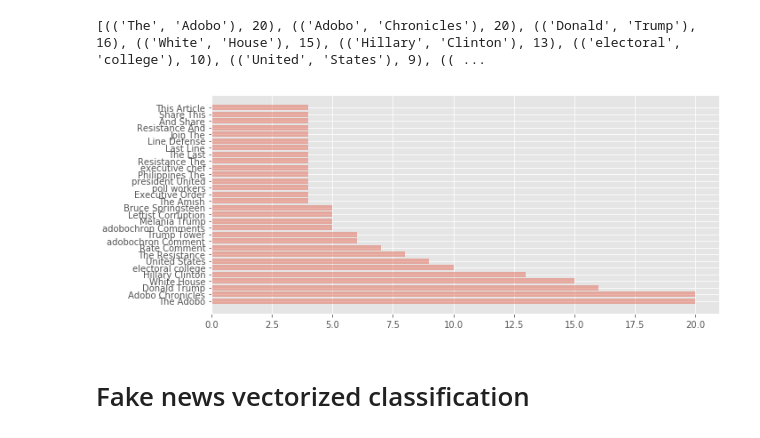
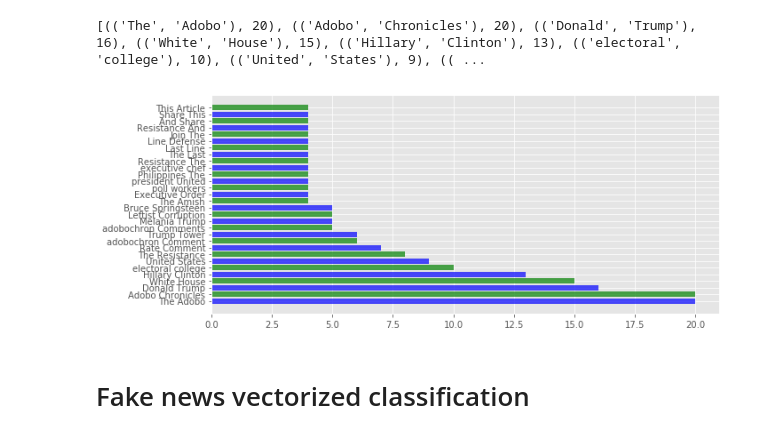
Before and after one commit to Lavanya28/Taggit, a Jupyter notebook: fake_news/fake.ipynb, the cells around one changed output. Cells and saved outputs as stored; diff of their text form; code cells hidden in the pictures.

```diff
--- a/fake_news/fake.ipynb
+++ b/fake_news/fake.ipynb
@@ -93,19 +93,21 @@ print(counter.most_common(10))
 # %%
 num_to_show = 30
 
 labels = [" ".join(e[0]) for e in counter.most_common(num_to_show)]
 values = [e[1] for e in counter.most_common(num_to_show)]
 
 fig = plt.figure(figsize=(10,4))
 ax = fig.add_subplot(111)
 yvals = range(len(labels))
-ax.barh(yvals, values, align='center', alpha=0.4)
+# Set the colors
+colors = ['b', 'g']
+ax.barh(yvals, values, align='center', color = colors, alpha=0.7)
 plt.yticks(yvals,labels)
 plt.tight_layout()
 
 plt.show()
 # %% [output]
-[figure, old version]
+[figure, new version]
 # %% [markdown]
 # Fake news vectorized classification
 # %%
```
Also changed, not shown: parts of 3 cells of this notebook, 2 other files.
